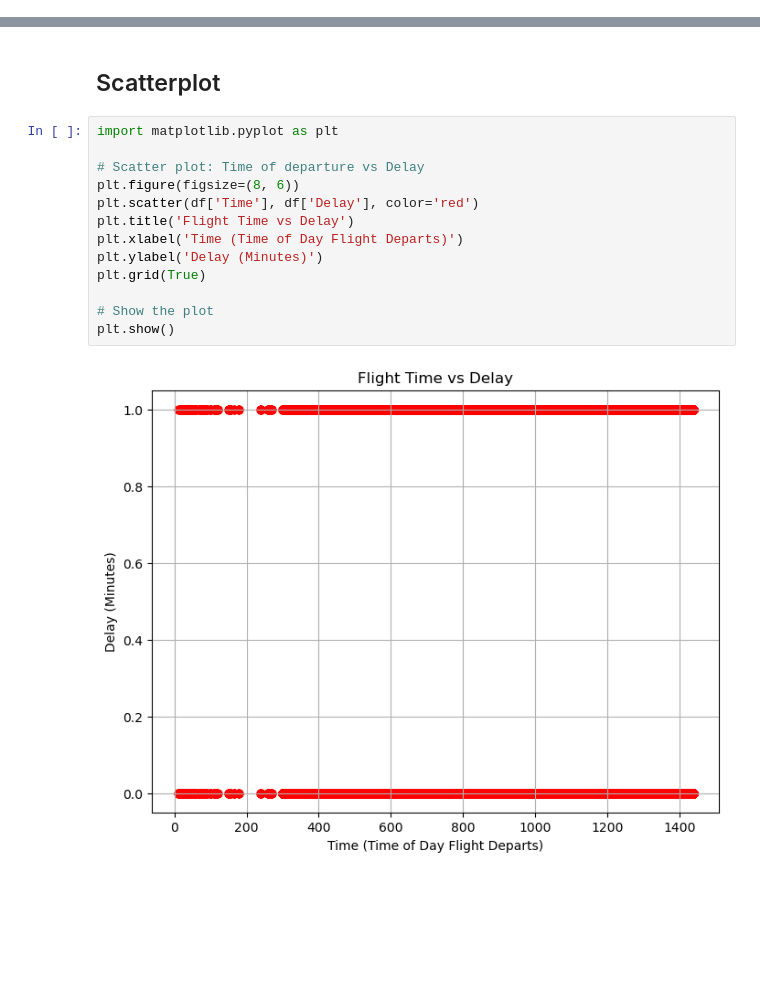
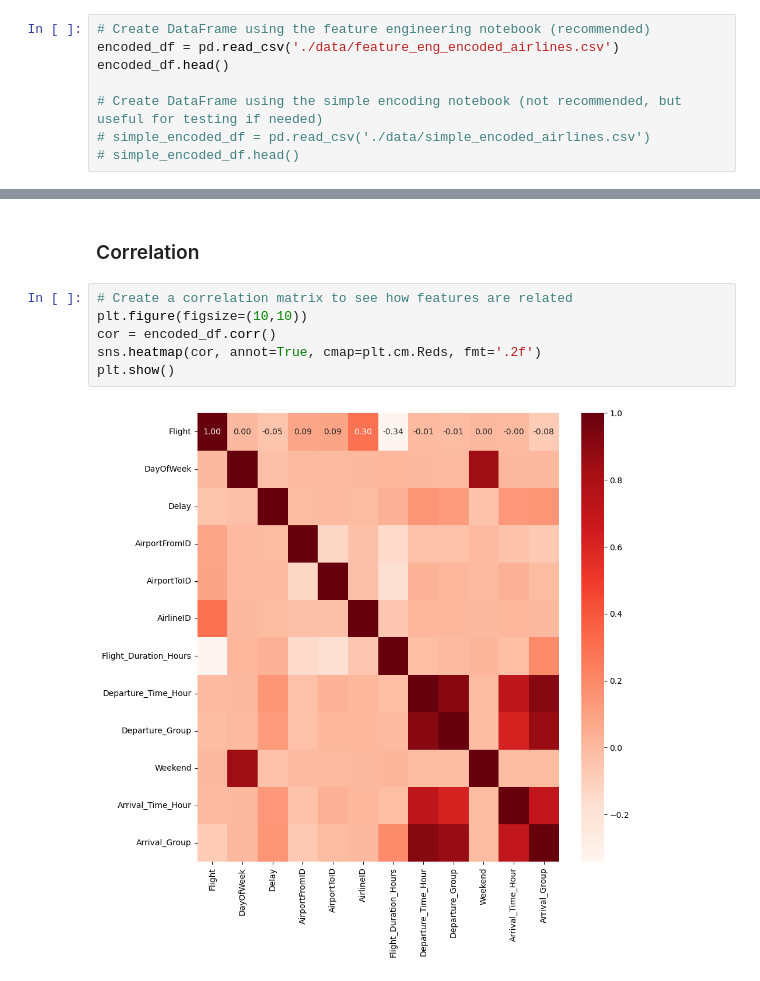
Before and after one commit to stacjstaton/ai-project2-flight-delay-predictions, a Jupyter notebook: example.ipynb, the cells around one changed output, grey strips where cells are left out. Drawn from its saved outputs; the diff is of its cells as text; blank space fills up the shorter version.

```diff
--- a/example.ipynb
+++ b/example.ipynb
@@ -96,0 +44,8 @@ plt.show()
+# %%
+# Create DataFrame using the feature engineering notebook (recommended)
+encoded_df = pd.read_csv('./data/feature_eng_encoded_airlines.csv')
+encoded_df.head()
+
+# Create DataFrame using the simple encoding notebook (not recommended, but useful for testing if needed)
+# simple_encoded_df = pd.read_csv('./data/simple_encoded_airlines.csv')
+# simple_encoded_df.head()
@@ -97,17 +81,10 @@ plt.show()
 # %% [markdown]
-## Scatterplot
+### Correlation
-# %%
-import matplotlib.pyplot as plt
-
-# Scatter plot: Time of departure vs Delay
-plt.figure(figsize=(8, 6))
-plt.scatter(df['Time'], df['Delay'], color='red')
-plt.title('Flight Time vs Delay')
-plt.xlabel('Time (Time of Day Flight Departs)')
-plt.ylabel('Delay (Minutes)')
-plt.grid(True)
-
-# Show the plot
-plt.show()
-# %% [output]
-[figure, removed]
+# %%
+# Create a correlation matrix to see how features are related
+plt.figure(figsize=(10,10))
+cor = encoded_df.corr()
+sns.heatmap(cor, annot=True, cmap=plt.cm.Reds, fmt='.2f')
+plt.show()
+# %% [output]
+[figure, added]
```
Also changed, not shown: parts of 29 cells of this notebook, 1 other file.
